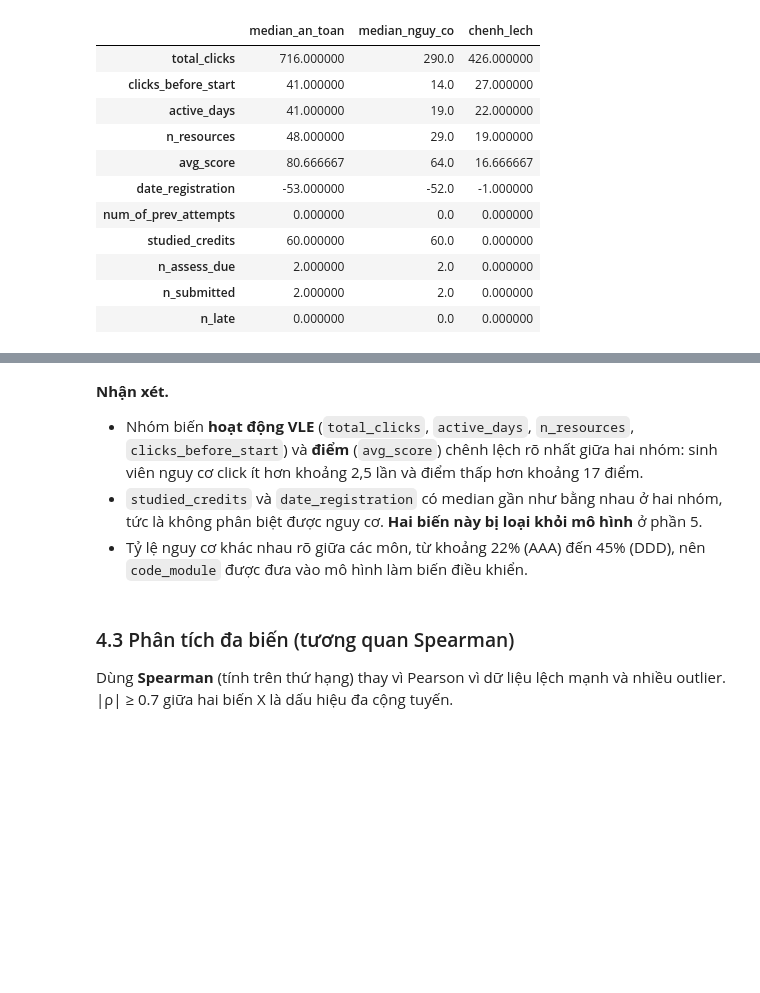
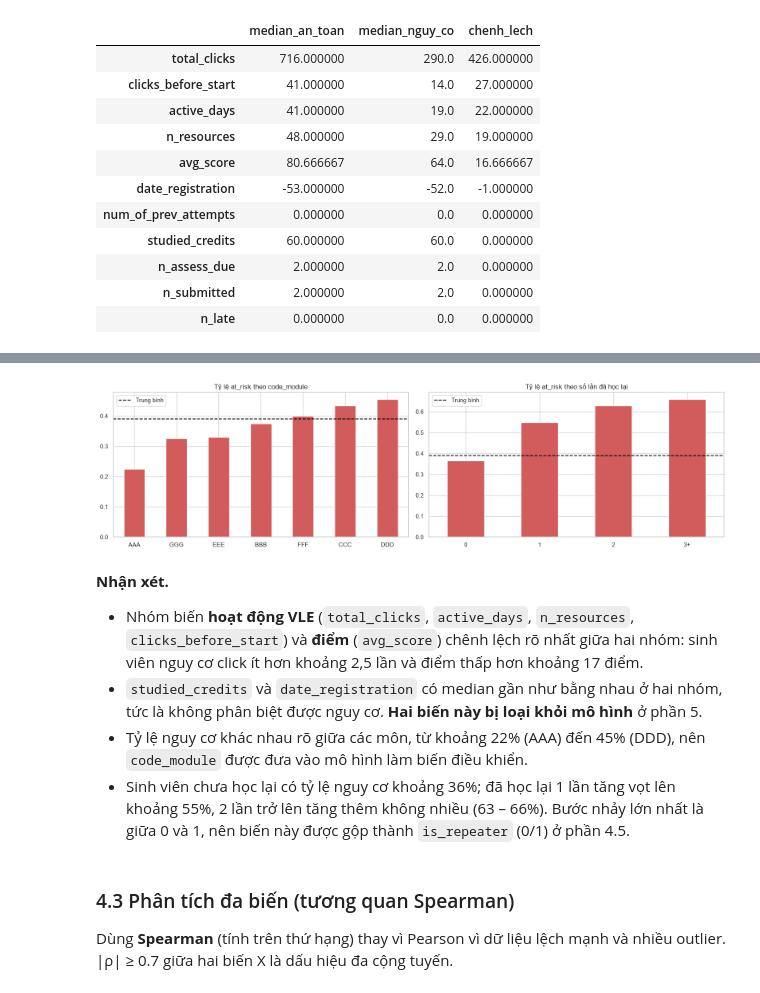
Before and after one commit to NguyenAnh1421/Early-Warning-At-Risk-Students-OULAD, a Jupyter notebook: G6_FINAL.ipynb, the cells around one changed output, grey strips where cells are left out. Drawn from its saved outputs; the diff is of its cells as text; code cells hidden in the pictures; blank space fills up the shorter version.

```diff
--- a/G6_FINAL.ipynb
+++ b/G6_FINAL.ipynb
@@ -472,8 +479,26 @@ plt.tight_layout(); plt.show()
+# %%
+fig, axes = plt.subplots(1, 2, figsize=(16, 4.5))
+rate = df.groupby('code_module', observed=True)['at_risk'].mean().sort_values()
+rate.plot.bar(ax=axes[0], color='#D25C5C', rot=0)
+axes[0].set_title('Tỷ lệ at_risk theo code_module')
+
+rep = df.groupby(df['num_of_prev_attempts'].clip(upper=3))['at_risk'].mean()
+rep.index = ['0', '1', '2', '3+']
+rep.plot.bar(ax=axes[1], color='#D25C5C', rot=0)
+axes[1].set_title('Tỷ lệ at_risk theo số lần đã học lại')
+
+for ax in axes:
+    line = ax.axhline(df['at_risk'].mean(), color='black', ls='--', label='Trung bình')
+    ax.legend(handles=[line]); ax.set_xlabel('')
+plt.tight_layout(); plt.show()
+# %% [output]
+[figure, added]
 # %% [markdown]
 **Nhận xét.**
 - Nhóm biến **hoạt động VLE** (`total_clicks`, `active_days`, `n_resources`, `clicks_before_start`) và **điểm** (`avg_score`) chênh lệch rõ nhất giữa hai nhóm: sinh viên nguy cơ click ít hơn khoảng 2,5 lần và điểm thấp hơn khoảng 17 điểm.
 - `studied_credits` và `date_registration` có median gần như bằng nhau ở hai nhóm, tức là không phân biệt được nguy cơ. **Hai biến này bị loại khỏi mô hình** ở phần 5.
 - Tỷ lệ nguy cơ khác nhau rõ giữa các môn, từ khoảng 22% (AAA) đến 45% (DDD), nên `code_module` được đưa vào mô hình làm biến điều khiển.
+- Sinh viên chưa học lại có tỷ lệ nguy cơ khoảng 36%; đã học lại 1 lần tăng vọt lên khoảng 55%, 2 lần trở lên tăng thêm không nhiều (63 – 66%). Bước nhảy lớn nhất là giữa 0 và 1, nên biến này được gộp thành `is_repeater` (0/1) ở phần 4.5.
 # %% [markdown]
 ### 4.3 Phân tích đa biến (tương quan Spearman)
 
```
Also changed, not shown: parts of 2 cells of this notebook.
